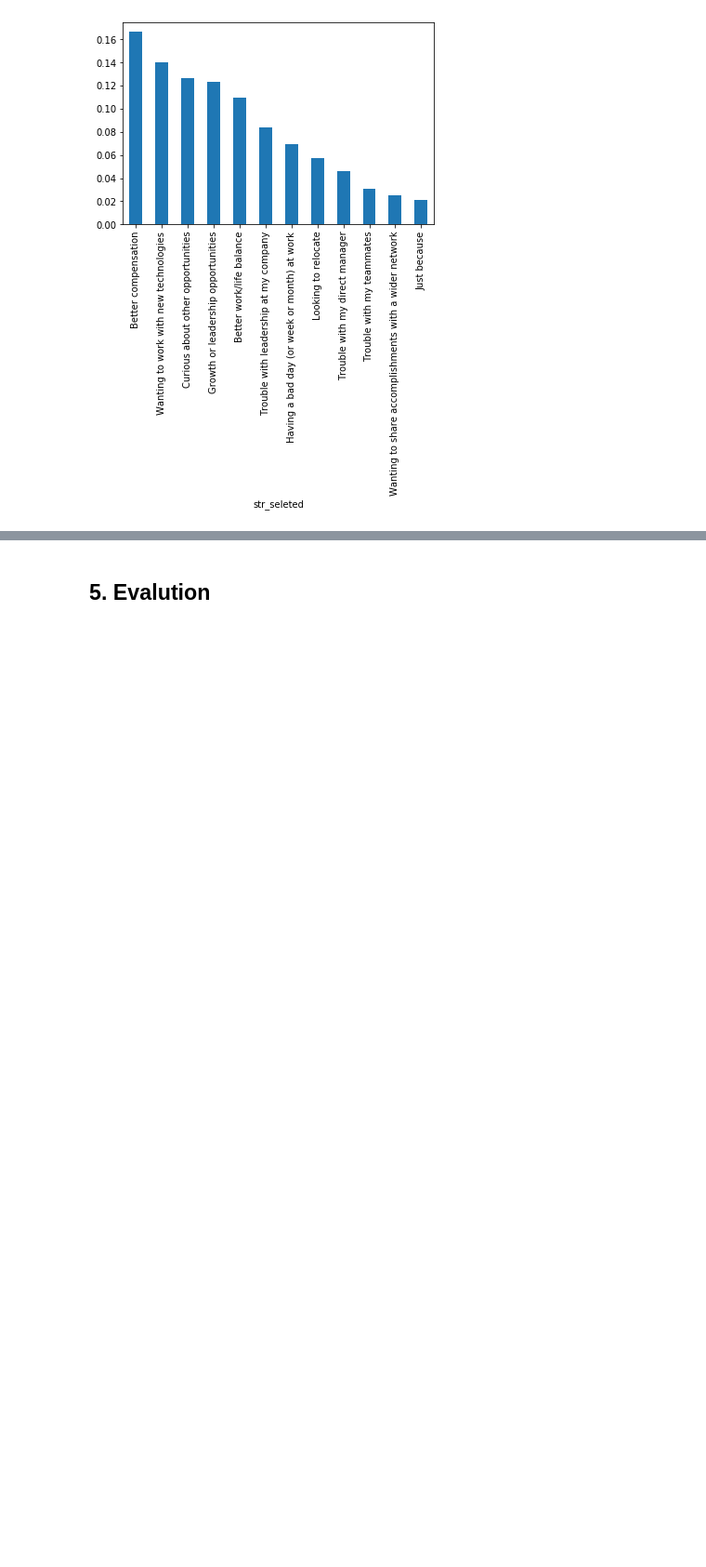
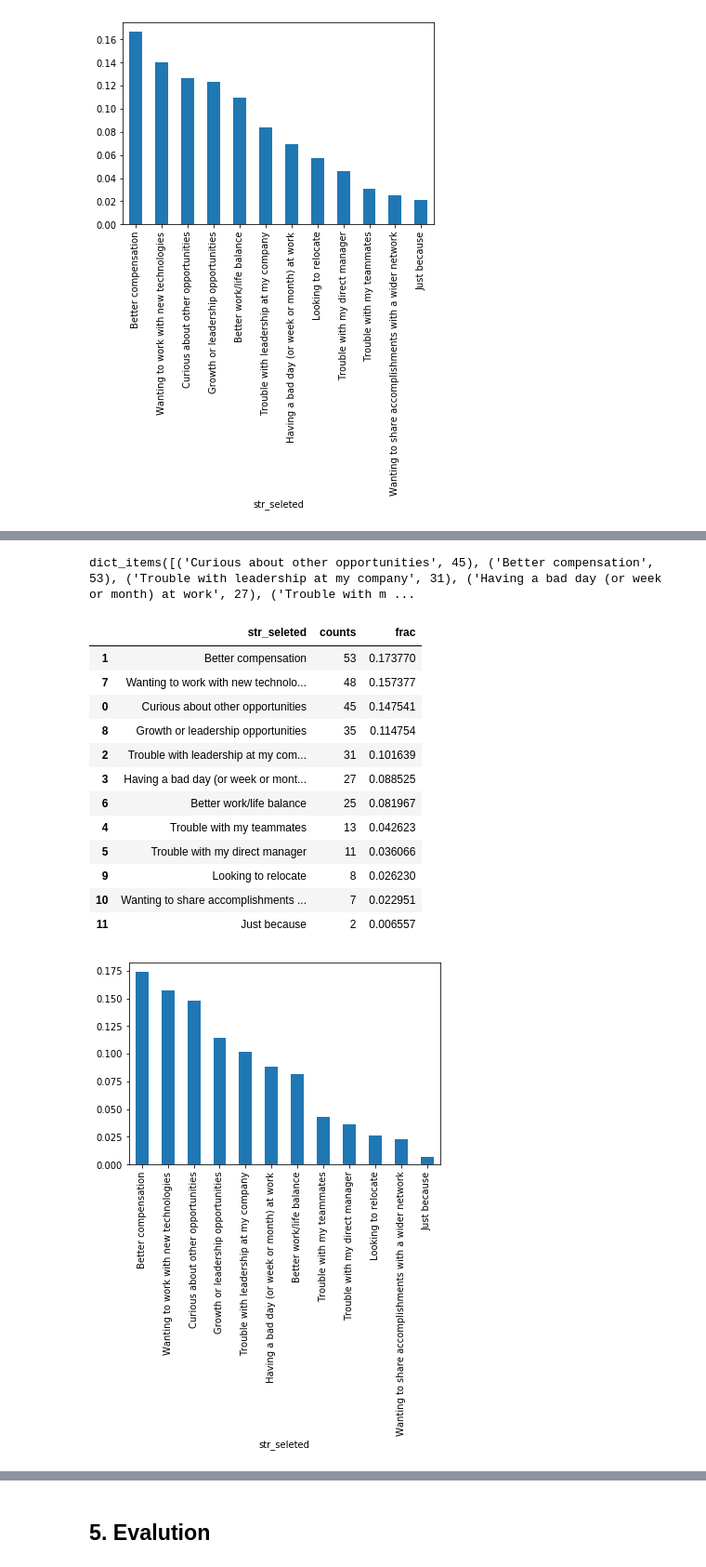
Before and after one commit to Dinusha519/EDA-job-satisfaction-stackoverflow-data, a Jupyter notebook: EDA- Stack overflow 2020 Developers survey.ipynb, the cells around one changed output, grey strips where cells are left out. Shown at 93% size. Drawn from its saved outputs; the diff is of its cells as text; code cells hidden in the pictures; blank space fills up the shorter version.

```diff
--- a/EDA- Stack overflow 2020 Developers survey.ipynb
+++ b/EDA- Stack overflow 2020 Developers survey.ipynb
@@ -827,0 +896,24 @@ dict_items([('Trouble with leadership at my company', 3), ('Better work/life bal
+# %%
+# country wise dissatisfied people's job factors looked in a new job (among available responses)
+data = developers_adj[developers_adj['JobSat_new']=='Dissatisfied']
+data = data[data['Country']=='Sweden']
+cleaned_job_fac=clean_series_in_columns(data, 'NEWJobHunt')
+cleaned_job_fac.sort_values('frac',
+                            ascending=False
+                            )
+# %% [output]
+dict_items([('Curious about other opportunities', 45), ('Better compensation', 53), ('Trouble with leadership at my company', 31), ('Having a bad day (or week or month) at work', 27), ('Trouble with m ...
+|  | str_seleted | counts | frac |
+| 1 | Better compensation | 53 | 0.173770 |
+| 7 | Wanting to work with new technolo... | 48 | 0.157377 |
+| 0 | Curious about other opportunities | 45 | 0.147541 |
+| 8 | Growth or leadership opportunities | 35 | 0.114754 |
+| 2 | Trouble with leadership at my com... | 31 | 0.101639 |
+| 3 | Having a bad day (or week or mont... | 27 | 0.088525 |
+| 6 | Better work/life balance | 25 | 0.081967 |
+| 4 | Trouble with my teammates | 13 | 0.042623 |
+| 5 | Trouble with my direct manager | 11 | 0.036066 |
+| 9 | Looking to relocate | 8 | 0.026230 |
+| 10 | Wanting to share accomplishments ... | 7 | 0.022951 |
+| 11 | Just because | 2 | 0.006557 |
+[figure, added]
```
Also changed, not shown: parts of 57 cells of this notebook.
